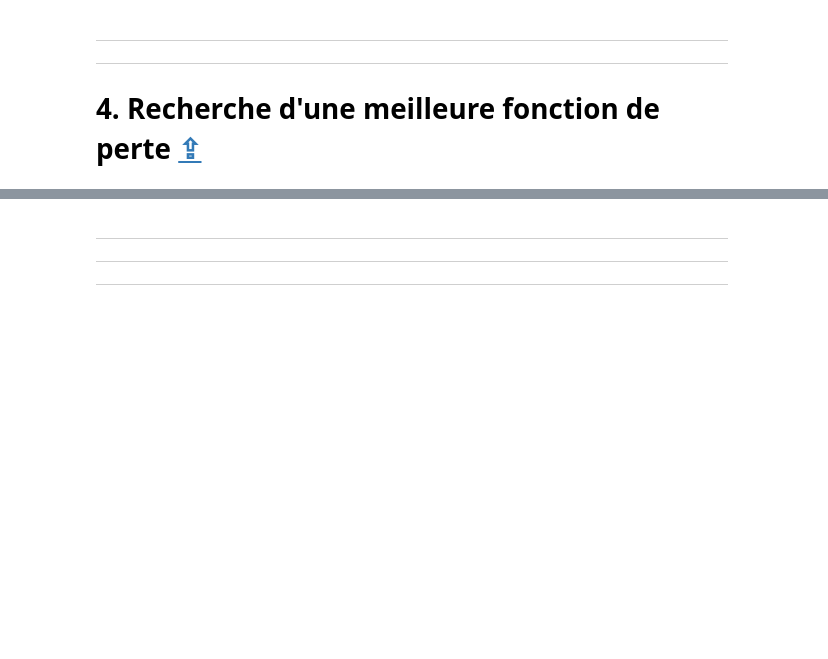
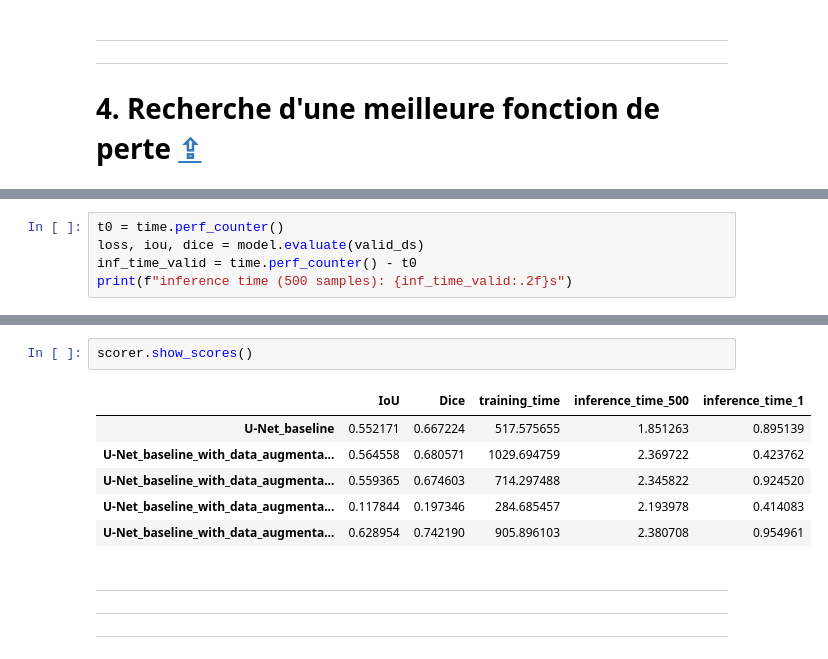
Before and after one commit to Valkea/OC_AI_08, a Jupyter notebook: 03_Spot_checking_models.ipynb, the cells around one changed output, grey strips where cells are left out. Drawn from its saved outputs; the diff is of its cells as text; blank space fills up the shorter version.

```diff
--- a/03_Spot_checking_models.ipynb
+++ b/03_Spot_checking_models.ipynb
@@ -866,0 +944,5 @@ scorer.show_scores()
+# %%
+t0 = time.perf_counter()
+loss, iou, dice = model.evaluate(valid_ds)
+inf_time_valid = time.perf_counter() - t0
+print(f"inference time (500 samples): {inf_time_valid:.2f}s")
@@ -867,3 +975,12 @@ scorer.show_scores()
+# %%
+scorer.show_scores()
+# %% [output]
+|  | IoU | Dice | training_time | inference_time_500 | inference_time_1 |
+| U-Net_baseline | 0.552171 | 0.667224 | 517.575655 | 1.851263 | 0.895139 |
+| U-Net_baseline_with_data_augmenta... | 0.564558 | 0.680571 | 1029.694759 | 2.369722 | 0.423762 |
+| U-Net_baseline_with_data_augmenta... | 0.559365 | 0.674603 | 714.297488 | 2.345822 | 0.924520 |
+| U-Net_baseline_with_data_augmenta... | 0.117844 | 0.197346 | 284.685457 | 2.193978 | 0.414083 |
+| U-Net_baseline_with_data_augmenta... | 0.628954 | 0.742190 | 905.896103 | 2.380708 | 0.954961 |
 # %% [markdown]
 ----
 ----
```
Also changed, not shown: parts of 16 cells of this notebook, 4 other files.
